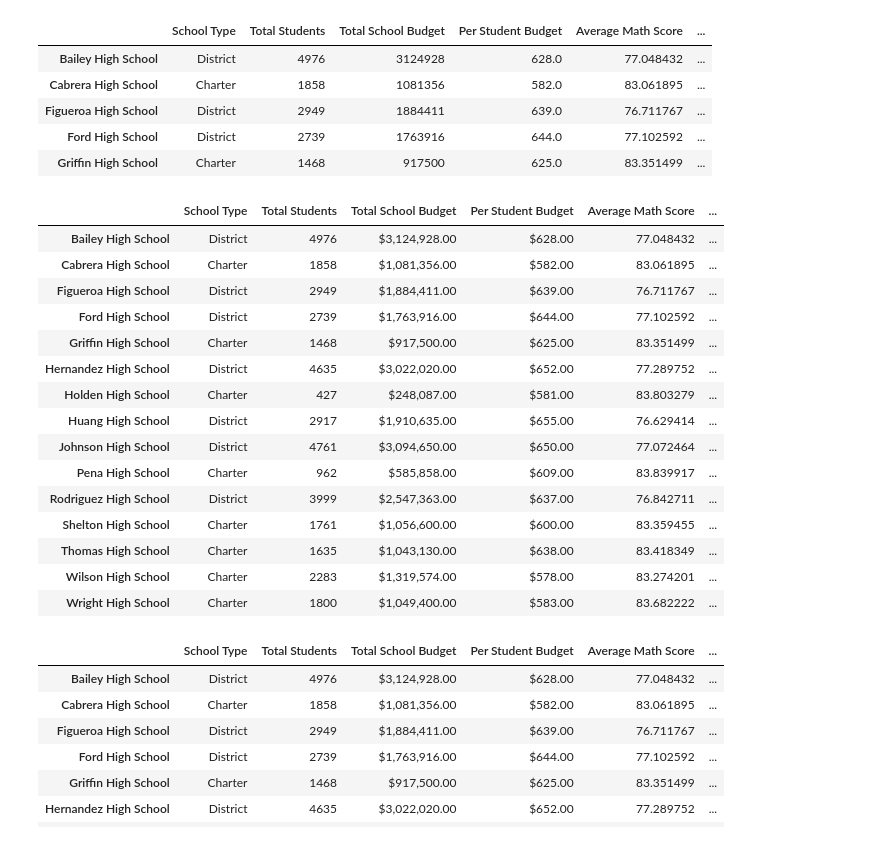
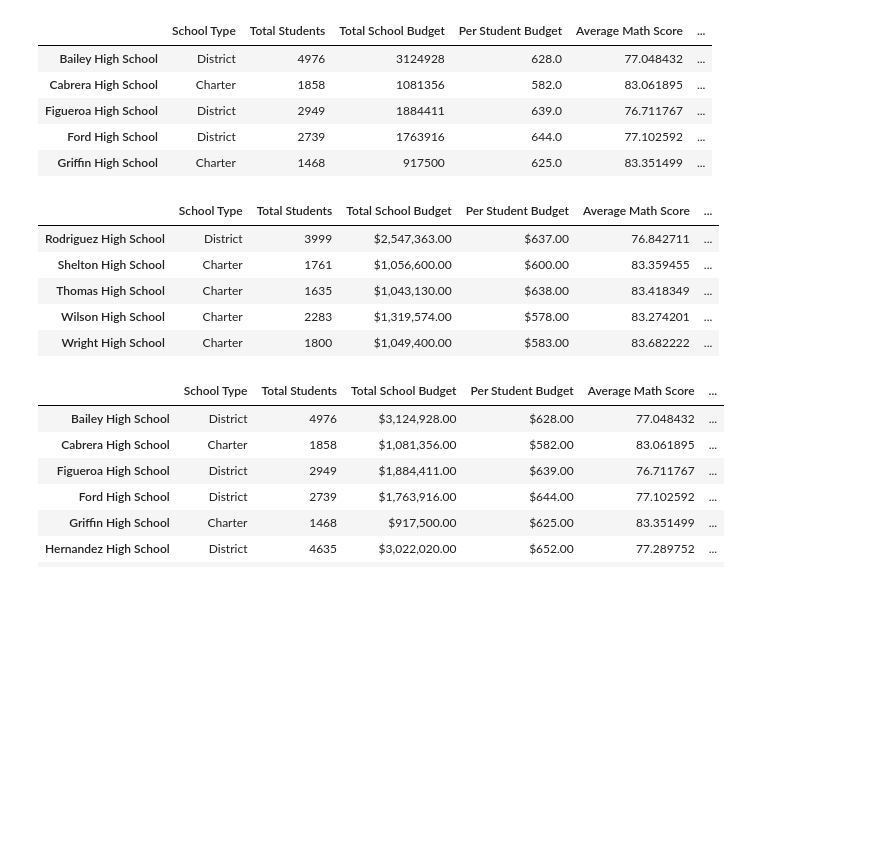
Before and after one commit to Terez18/School_District_Analysis, a Jupyter notebook: Week_4_Challenge_Python_Anaconda_Jupiter_Notebook/PyCitySchools.ipynb, the cells around one changed output. Cells and saved outputs as stored; diff of their text form; code cells hidden in the pictures; blank space fills up the shorter version.

```diff
--- a/Week_4_Challenge_Python_Anaconda_Jupiter_Notebook/PyCitySchools.ipynb
+++ b/Week_4_Challenge_Python_Anaconda_Jupiter_Notebook/PyCitySchools.ipynb
@@ -939,24 +939,14 @@ per_school_summary_df.head()
 # %%
 # Format the Total School Budget and the Per Student Budget columns.
 per_school_summary_df["Total School Budget"] = per_school_summary_df["Total School Budget"].map("${:,.2f}".format)
 
 per_school_summary_df["Per Student Budget"] = per_school_summary_df["Per Student Budget"].map("${:,.2f}".format)
 
 
 # Display the data frame
-per_school_summary_df.head(15)
+per_school_summary_df.tail()
 # %% [output]
 |  | School Type | Total Students | Total School Budget | Per Student Budget | Average Math Score | ... |
-| Bailey High School | District | 4976 | $3,124,928.00 | $628.00 | 77.048432 | ... |
-| Cabrera High School | Charter | 1858 | $1,081,356.00 | $582.00 | 83.061895 | ... |
-| Figueroa High School | District | 2949 | $1,884,411.00 | $639.00 | 76.711767 | ... |
-| Ford High School | District | 2739 | $1,763,916.00 | $644.00 | 77.102592 | ... |
-| Griffin High School | Charter | 1468 | $917,500.00 | $625.00 | 83.351499 | ... |
-| Hernandez High School | District | 4635 | $3,022,020.00 | $652.00 | 77.289752 | ... |
-| Holden High School | Charter | 427 | $248,087.00 | $581.00 | 83.803279 | ... |
-| Huang High School | District | 2917 | $1,910,635.00 | $655.00 | 76.629414 | ... |
-| Johnson High School | District | 4761 | $3,094,650.00 | $650.00 | 77.072464 | ... |
-| Pena High School | Charter | 962 | $585,858.00 | $609.00 | 83.839917 | ... |
 | Rodriguez High School | District | 3999 | $2,547,363.00 | $637.00 | 76.842711 | ... |
 | Shelton High School | Charter | 1761 | $1,056,600.00 | $600.00 | 83.359455 | ... |
 | Thomas High School | Charter | 1635 | $1,043,130.00 | $638.00 | 83.418349 | ... |
```
Also changed, not shown: 10 other files.
